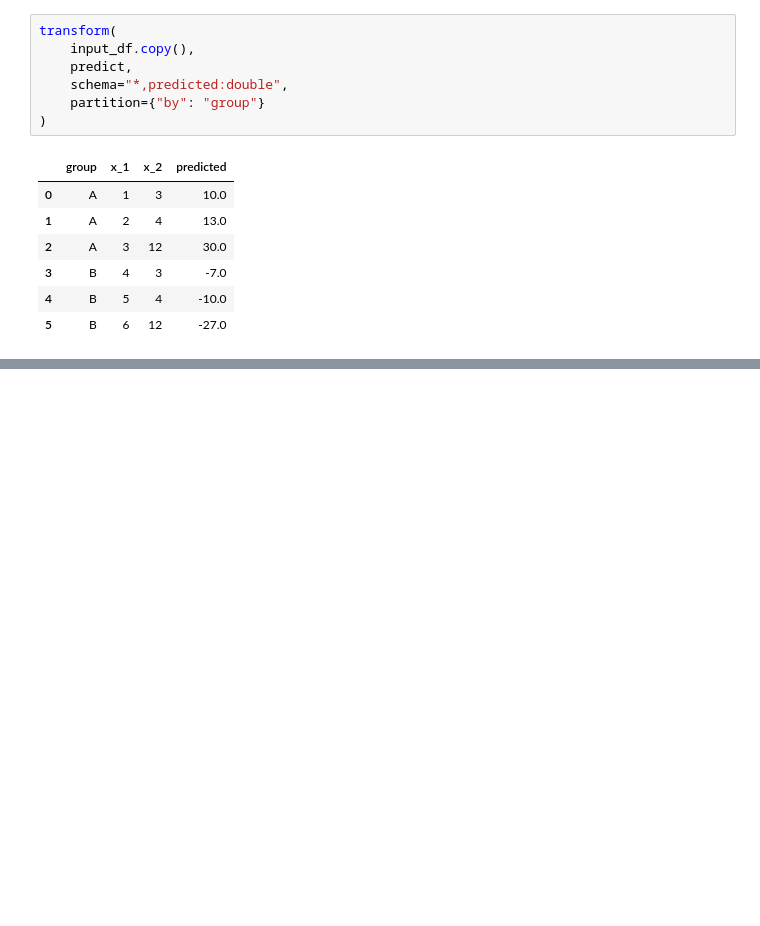
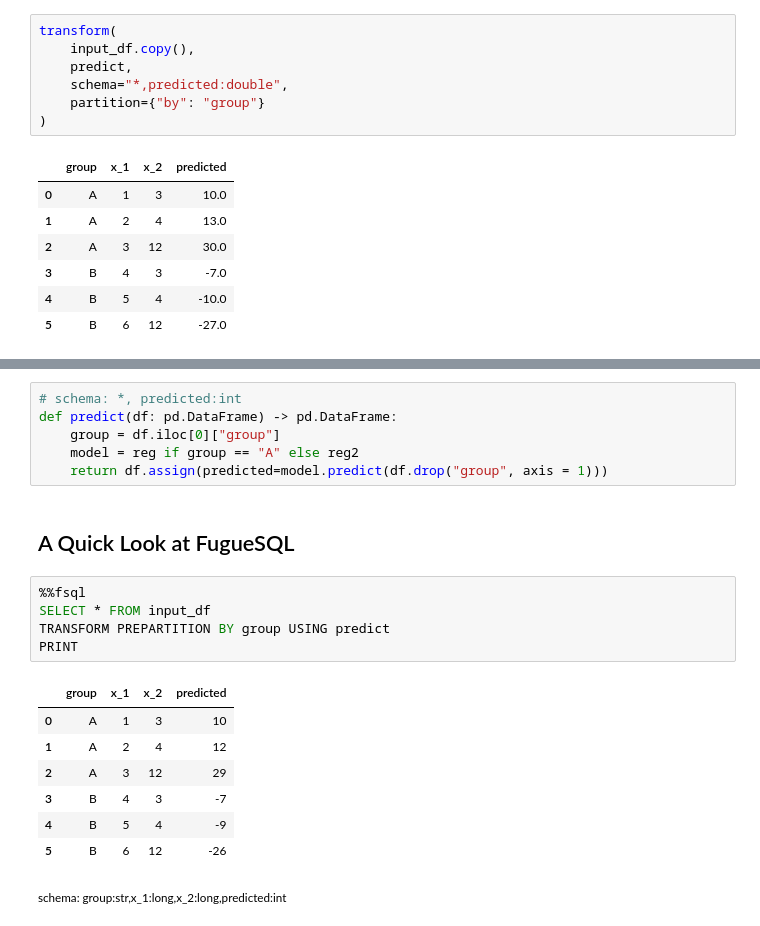
Before and after one commit to kvnkho/demos, a Jupyter notebook: meetups/data-science-dc-fugue/porting_code_to_spark.ipynb, the cells around one changed output, grey strips where cells are left out. Saved outputs shown, nothing was run; the diff lists cells and outputs as text; blank space fills up the shorter version.

Commit message:
fuguesql

```diff
--- a/meetups/data-science-dc-fugue/porting_code_to_spark.ipynb
+++ b/meetups/data-science-dc-fugue/porting_code_to_spark.ipynb
@@ -928,0 +934,22 @@ transform(
+# %%
+# schema: *, predicted:int
+def predict(df: pd.DataFrame) -> pd.DataFrame:
+    group = df.iloc[0]["group"]
+    model = reg if group == "A" else reg2
+    return df.assign(predicted=model.predict(df.drop("group", axis = 1)))
+# %% [markdown]
+## A Quick Look at FugueSQL
+# %%
+%%fsql
+SELECT * FROM input_df
+TRANSFORM PREPARTITION BY group USING predict
+PRINT
+# %% [output]
+|  | group | x_1 | x_2 | predicted |
+| 0 | A | 1 | 3 | 10 |
+| 1 | A | 2 | 4 | 12 |
+| 2 | A | 3 | 12 | 29 |
+| 3 | B | 4 | 3 | -7 |
+| 4 | B | 5 | 4 | -9 |
+| 5 | B | 6 | 12 | -26 |
+schema: group:str,x_1:long,x_2:long,predicted:int
```
Also changed, not shown: parts of 1 cell of this notebook.
